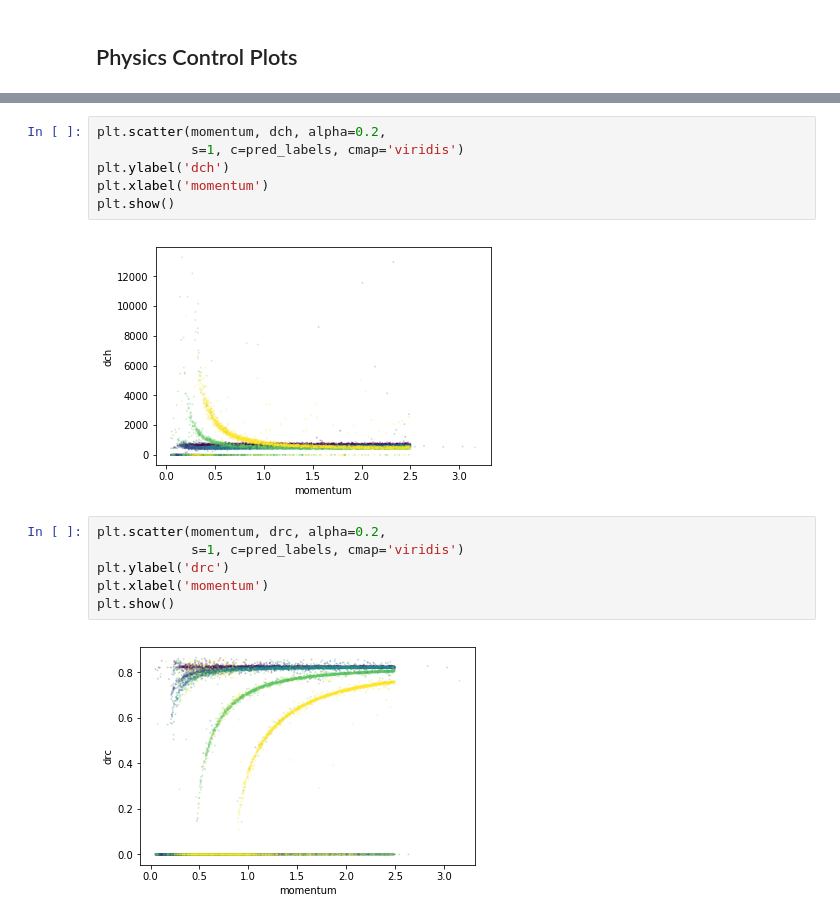
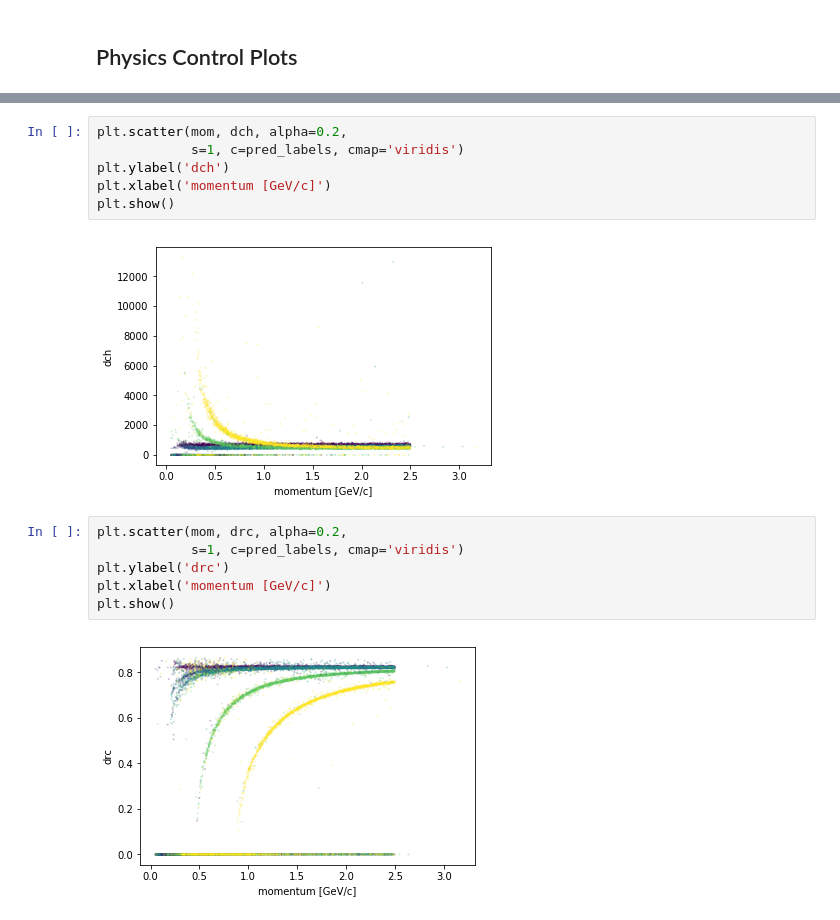
Before and after one commit to marcelkunze/notebooks-ipa, a Jupyter notebook: pid.ipynb, the cells around one changed output, grey strips where cells are left out. Cells and saved outputs as stored; diff of their text form.

```diff
--- a/pid.ipynb
+++ b/pid.ipynb
@@ -283,16 +296,16 @@ plt.show()
 # %%
-plt.scatter(momentum, dch, alpha=0.2,
+plt.scatter(mom, dch, alpha=0.2,
             s=1, c=pred_labels, cmap='viridis')
 plt.ylabel('dch')
-plt.xlabel('momentum')
+plt.xlabel('momentum [GeV/c]')
 plt.show()
 # %% [output]
-[figure, old version]
+[figure, new version]
 # %%
-plt.scatter(momentum, drc, alpha=0.2,
+plt.scatter(mom, drc, alpha=0.2,
             s=1, c=pred_labels, cmap='viridis')
 plt.ylabel('drc')
-plt.xlabel('momentum')
+plt.xlabel('momentum [GeV/c]')
 plt.show()
 # %% [output]
-[figure, old version]
+[figure, new version]
```
Also changed, not shown: parts of 23 cells of this notebook.
